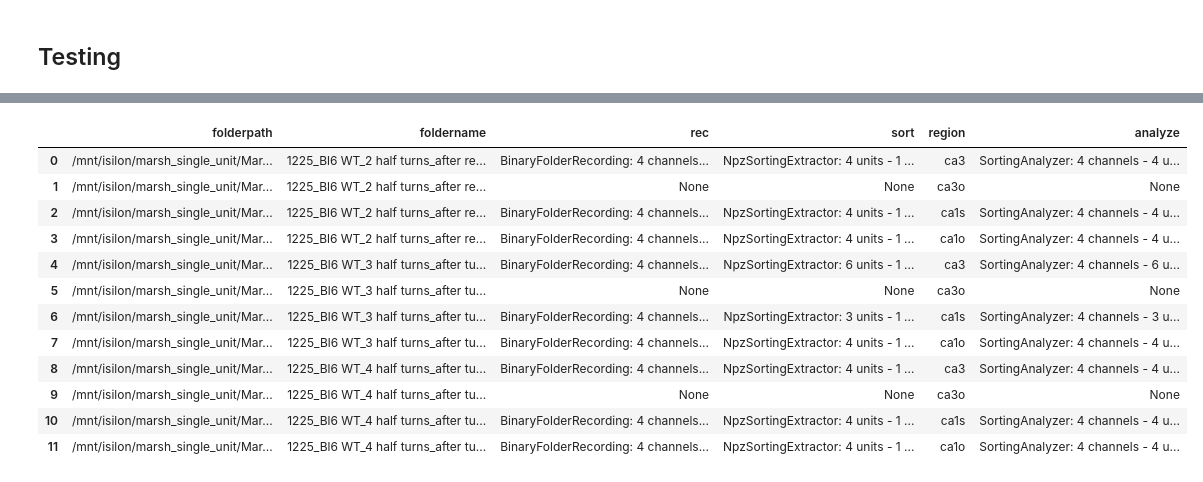
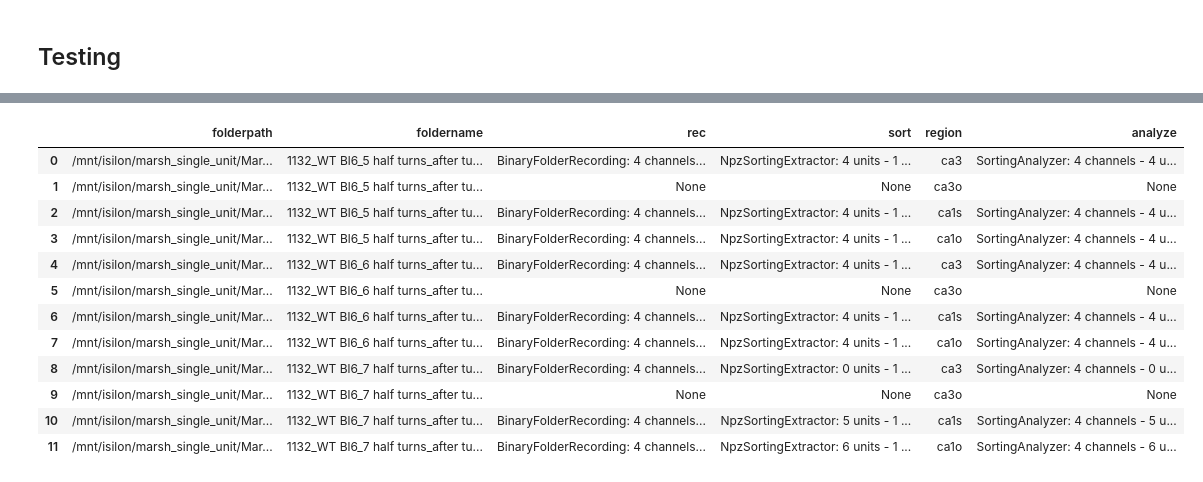
Before and after one commit to josephdong1000/MarshMountainSort, a Jupyter notebook: pys-class/ipynbs/marshfindbestdepths-class.ipynb, the cells around one changed output, grey strips where cells are left out. Cells and saved outputs as stored; diff of their text form; code cells hidden in the pictures.

```diff
--- a/pys-class/ipynbs/marshfindbestdepths-class.ipynb
+++ b/pys-class/ipynbs/marshfindbestdepths-class.ipynb
@@ -636,6 +635,7 @@ class AnimalSortLoader(IAnimalAnalyzer):
 
     def extract_analyzers_df(self):
         df = self.__get_df_sorts()
+        # df['analyze', 'analyze_folder'] = df.apply(self.__extract_sa_row, axis=1, result_type='expand')
         df['analyze'] = df.apply(self.__extract_sa_row, axis=1)
 
         self.df_sorts = df
@@ -649,7 +649,13 @@ class AnimalSortLoader(IAnimalAnalyzer):
             return None
         rec = spre.resample(rec, constants.GLOBAL_F_S) # Upsample/downsample recording to global sampling frequency
 
-        sa = si.create_sorting_analyzer(sorting=sort, recording=rec, format='memory', sparse=False)
+        # sa = si.create_sorting_analyzer(sorting=sort, recording=rec, format='memory', sparse=False)
+        # temp_dir = Path(tempfile.gettempdir()) / os.urandom(24).hex()
+        # os.makedirs(temp_dir)
+        sa = si.create_sorting_analyzer(sorting=sort,
+                                        recording=rec,
+                                        format='memory',
+                                        sparse=False)
         return sa
 
     def compute_extension_df(self, extension:str, region:str | None, **kwargs):
@@ -695,12 +701,12 @@ class AnimalSortLoader(IAnimalAnalyzer):
 
     def _get_computable_extensions(self, rowidx:int):
         row = self.__get_df_sorts().iloc[rowidx]
-        sa:si.SortingAnalyzer = row.analyze
+        sa:si.SortingAnalyzer = row['analyze']
         return sa.get_computable_extensions()
 
     def _get_default_extension_params(self, rowidx:int, extension:str):
         row = self.__get_df_sorts().iloc[rowidx]
-        sa:si.SortingAnalyzer = row.analyze
+        sa:si.SortingAnalyzer = row['analyze']
         return sa.get_default_extension_params(extension_name=extension)
 
     def plot_units_oneregion(self, region:str,
@@ -739,7 +745,7 @@ class AnimalSortLoader(IAnimalAnalyzer):
                                 sharex=True, sharey=True, squeeze=False)
 
         for j, (idx, row) in enumerate(df.iterrows()):
-            sa:si.SortingAnalyzer = row.analyze
+            sa:si.SortingAnalyzer = row['analyze']
             n_units = sa.get_num_units() if sa is not None else 0
             n_units = min(n_units, max_cols)
             firstax = axes[j, 0]
@@ -890,7 +896,11 @@ class AnimalSortLoader(IAnimalAnalyzer):
         if rec is None:
             warnings.warn("Recording is None")
             return None
-        return si.create_sorting_analyzer(sorting=sort, recording=rec, format='memory', sparse=False)
+
+        return si.create_sorting_analyzer(sorting=sort,
+                                          recording=rec,
+                                          format='memory',
+                                          sparse=False)
 # %% [markdown]
 ## Testing
 # %%
@@ -963,33 +937,33 @@ Missing region ca3o, skipping
 # %%
-# asl = AnimalSortLoader('/mnt/isilon/marsh_single_unit/MarshMountainSort/', identifier='1132')
-asl = AnimalSortLoader('/mnt/isilon/marsh_single_unit/MarshMountainSort/', identifier='1225')
+asl = AnimalSortLoader('/mnt/isilon/marsh_single_unit/MarshMountainSort/', identifier='1132')
+# asl = AnimalSortLoader('/mnt/isilon/marsh_single_unit/MarshMountainSort/', identifier='1225')
 # asl = AnimalSortLoader('/mnt/isilon/marsh_single_unit/MarshMountainSort/', identifier='580')
 region = 'ca3'
 
 asl.load_sortings_df()
 asl.extract_analyzers_df()
 
 asl.compute_extension_df(extension='random_spikes', region=region, max_spikes_per_unit=1000)
 asl.compute_extension_df(extension='waveforms', region=region, ms_before=1.0, ms_after=2.0)
 asl.compute_extension_df(extension='templates', region=region, ms_before=1.0, ms_after=2.0)
 asl.compute_extension_df(extension='spike_locations', region=region, ms_before=0.5, ms_after=0.5, method='center_of_mass')
 asl.compute_extension_df(extension='principal_components', region=region)
 
 # asl.compute_extension_df(extension='spike_locations', region=region, ms_before=1.0, ms_after=2.0, method='monopolar_triangulation')
 # %% [output]
 |  | folderpath | foldername | rec | sort | region | analyze |
-| 0 | /mnt/isilon/marsh_single_unit/Mar... | 1225_Bl6 WT_2 half turns_after re... | BinaryFolderRecording: 4 channels... | NpzSortingExtractor: 4 units - 1 ... | ca3 | SortingAnalyzer: 4 channels - 4 u... |
-| 1 | /mnt/isilon/marsh_single_unit/Mar... | 1225_Bl6 WT_2 half turns_after re... | None | None | ca3o | None |
-| 2 | /mnt/isilon/marsh_single_unit/Mar... | 1225_Bl6 WT_2 half turns_after re... | BinaryFolderRecording: 4 channels... | NpzSortingExtractor: 4 units - 1 ... | ca1s | SortingAnalyzer: 4 channels - 4 u... |
-| 3 | /mnt/isilon/marsh_single_unit/Mar... | 1225_Bl6 WT_2 half turns_after re... | BinaryFolderRecording: 4 channels... | NpzSortingExtractor: 4 units - 1 ... | ca1o | SortingAnalyzer: 4 channels - 4 u... |
-| 4 | /mnt/isilon/marsh_single_unit/Mar... | 1225_Bl6 WT_3 half turns_after tu... | BinaryFolderRecording: 4 channels... | NpzSortingExtractor: 6 units - 1 ... | ca3 | SortingAnalyzer: 4 channels - 6 u... |
-| 5 | /mnt/isilon/marsh_single_unit/Mar... | 1225_Bl6 WT_3 half turns_after tu... | None | None | ca3o | None |
-| 6 | /mnt/isilon/marsh_single_unit/Mar... | 1225_Bl6 WT_3 half turns_after tu... | BinaryFolderRecording: 4 channels... | NpzSortingExtractor: 3 units - 1 ... | ca1s | SortingAnalyzer: 4 channels - 3 u... |
-| 7 | /mnt/isilon/marsh_single_unit/Mar... | 1225_Bl6 WT_3 half turns_after tu... | BinaryFolderRecording: 4 channels... | NpzSortingExtractor: 4 units - 1 ... | ca1o | SortingAnalyzer: 4 channels - 4 u... |
-| 8 | /mnt/isilon/marsh_single_unit/Mar... | 1225_Bl6 WT_4 half turns_after tu... | BinaryFolderRecording: 4 channels... | NpzSortingExtractor: 4 units - 1 ... | ca3 | SortingAnalyzer: 4 channels - 4 u... |
-| 9 | /mnt/isilon/marsh_single_unit/Mar... | 1225_Bl6 WT_4 half turns_after tu... | None | None | ca3o | None |
-| 10 | /mnt/isilon/marsh_single_unit/Mar... | 1225_Bl6 WT_4 half turns_after tu... | BinaryFolderRecording: 4 channels... | NpzSortingExtractor: 4 units - 1 ... | ca1s | SortingAnalyzer: 4 channels - 4 u... |
-| 11 | /mnt/isilon/marsh_single_unit/Mar... | 1225_Bl6 WT_4 half turns_after tu... | BinaryFolderRecording: 4 channels... | NpzSortingExtractor: 4 units - 1 ... | ca1o | SortingAnalyzer: 4 channels - 4 u... |
+| 0 | /mnt/isilon/marsh_single_unit/Mar... | 1132_WT Bl6_5 half turns_after tu... | BinaryFolderRecording: 4 channels... | NpzSortingExtractor: 4 units - 1 ... | ca3 | SortingAnalyzer: 4 channels - 4 u... |
+| 1 | /mnt/isilon/marsh_single_unit/Mar... | 1132_WT Bl6_5 half turns_after tu... | None | None | ca3o | None |
+| 2 | /mnt/isilon/marsh_single_unit/Mar... | 1132_WT Bl6_5 half turns_after tu... | BinaryFolderRecording: 4 channels... | NpzSortingExtractor: 4 units - 1 ... | ca1s | SortingAnalyzer: 4 channels - 4 u... |
+| 3 | /mnt/isilon/marsh_single_unit/Mar... | 1132_WT Bl6_5 half turns_after tu... | BinaryFolderRecording: 4 channels... | NpzSortingExtractor: 4 units - 1 ... | ca1o | SortingAnalyzer: 4 channels - 4 u... |
+| 4 | /mnt/isilon/marsh_single_unit/Mar... | 1132_WT Bl6_6 half turns_after tu... | BinaryFolderRecording: 4 channels... | NpzSortingExtractor: 4 units - 1 ... | ca3 | SortingAnalyzer: 4 channels - 4 u... |
+| 5 | /mnt/isilon/marsh_single_unit/Mar... | 1132_WT Bl6_6 half turns_after tu... | None | None | ca3o | None |
+| 6 | /mnt/isilon/marsh_single_unit/Mar... | 1132_WT Bl6_6 half turns_after tu... | BinaryFolderRecording: 4 channels... | NpzSortingExtractor: 4 units - 1 ... | ca1s | SortingAnalyzer: 4 channels - 4 u... |
+| 7 | /mnt/isilon/marsh_single_unit/Mar... | 1132_WT Bl6_6 half turns_after tu... | BinaryFolderRecording: 4 channels... | NpzSortingExtractor: 4 units - 1 ... | ca1o | SortingAnalyzer: 4 channels - 4 u... |
+| 8 | /mnt/isilon/marsh_single_unit/Mar... | 1132_WT Bl6_7 half turns_after tu... | BinaryFolderRecording: 4 channels... | NpzSortingExtractor: 0 units - 1 ... | ca3 | SortingAnalyzer: 4 channels - 0 u... |
+| 9 | /mnt/isilon/marsh_single_unit/Mar... | 1132_WT Bl6_7 half turns_after tu... | None | None | ca3o | None |
+| 10 | /mnt/isilon/marsh_single_unit/Mar... | 1132_WT Bl6_7 half turns_after tu... | BinaryFolderRecording: 4 channels... | NpzSortingExtractor: 5 units - 1 ... | ca1s | SortingAnalyzer: 4 channels - 5 u... |
+| 11 | /mnt/isilon/marsh_single_unit/Mar... | 1132_WT Bl6_7 half turns_after tu... | BinaryFolderRecording: 4 channels... | NpzSortingExtractor: 6 units - 1 ... | ca1o | SortingAnalyzer: 4 channels - 6 u... |
 # %%
 %%script true
 print(asl._get_default_extension_params(0, 'random_spikes'))
```
Also changed, not shown: parts of 5 cells of this notebook, 8 other files.
